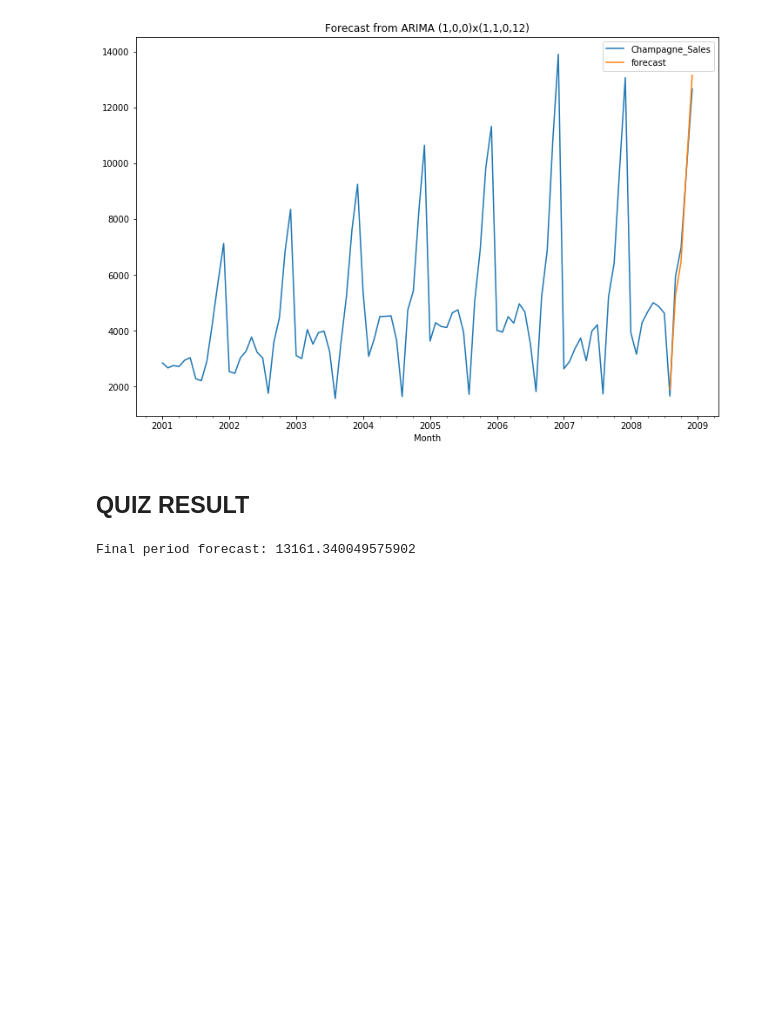
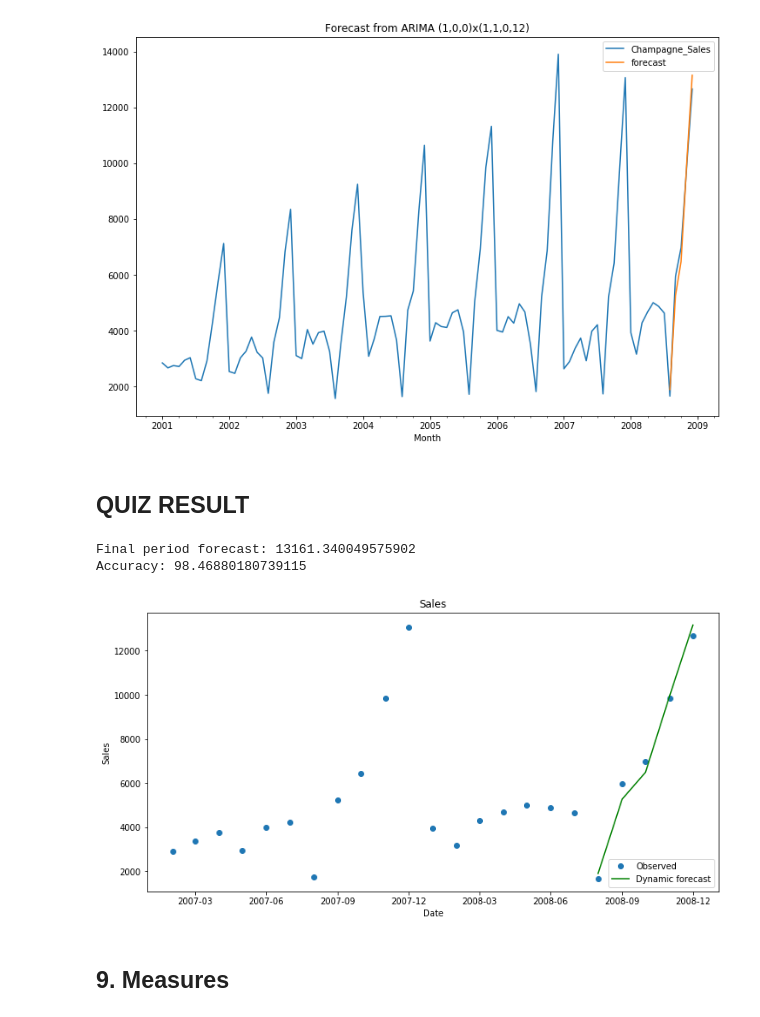
Before and after one commit to kairosart/Audacity-Course-Time-Series-Forecasting, a Jupyter notebook: Constructing an ARIMA Model Quiz/Constructin_ARIMA_model_quiz.ipynb, the cells around one changed output. Drawn from its saved outputs; the diff is of its cells as text; code cells hidden in the pictures; blank space fills up the shorter version.

```diff
--- a/Constructing an ARIMA Model Quiz/Constructin_ARIMA_model_quiz.ipynb
+++ b/Constructing an ARIMA Model Quiz/Constructin_ARIMA_model_quiz.ipynb
@@ -280,5 +280,21 @@ Text(0.5,1,'Forecast from ARIMA (1,0,0)x(1,1,0,12)')
 ## QUIZ RESULT
 # %%
 print('Final period forecast:', df.forecast[-1])
+e = (df.forecast[-1] / 13366) * 100
+print('Accuracy:', e)
 # %% [output]
 Final period forecast: 13161.340049575902
+Accuracy: 98.46880180739115
+# %%
+npredict =df.Champagne_Sales['2008'].shape[0]
+fig, ax = plt.subplots(figsize=(12,6))
+npre = 12
+ax.set(title='Sales', xlabel='Date', ylabel='Sales')
+ax.plot(df.index[-npredict-npre+1:], df.ix[-npredict-npre+1:, 'Champagne_Sales'], 'o', label='Observed')
+ax.plot(df.index[-npredict-npre+1:], df.ix[-npredict-npre+1:, 'forecast'], 'g', label='Dynamic forecast')
+legend = ax.legend(loc='lower right')
+legend.get_frame().set_facecolor('w')
+# %% [output]
+[figure, added]
+# %% [markdown]
+## 9. Measures
```
Also changed, not shown: parts of 11 cells of this notebook.
